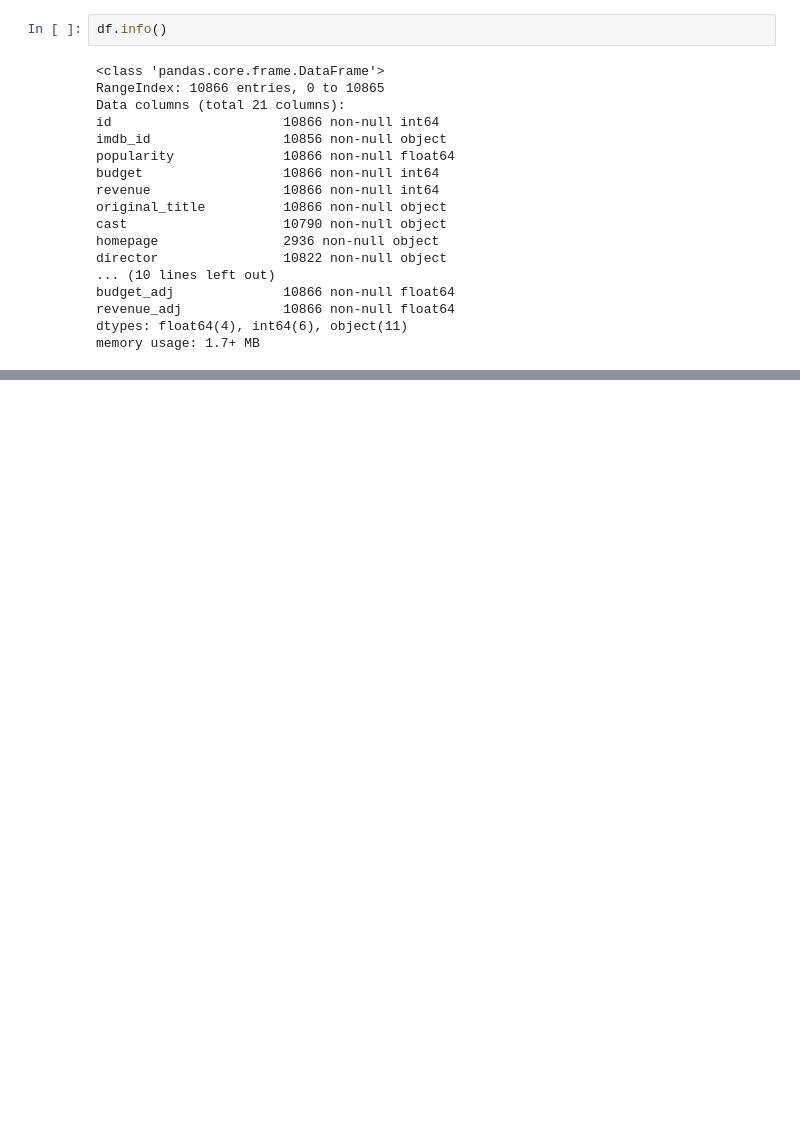
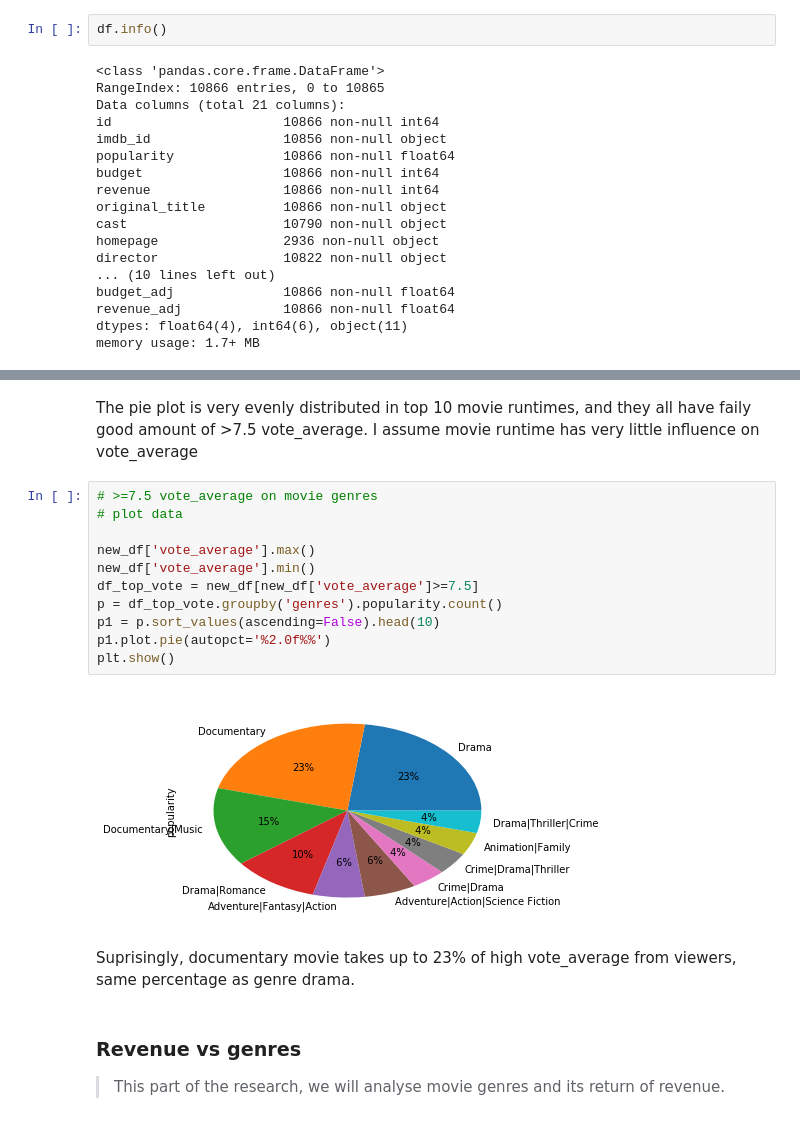
Before and after one commit to Karen12H/TMDb-movie-analysis, a Jupyter notebook: TMDb Movie Data Analysis.ipynb, the cells around one changed output, grey strips where cells are left out. Drawn from its saved outputs; the diff is of its cells as text; blank space fills up the shorter version.

```diff
--- a/TMDb Movie Data Analysis.ipynb
+++ b/TMDb Movie Data Analysis.ipynb
@@ -269,0 +281,21 @@ nan
+# %% [markdown]
+The pie plot is very evenly distributed in top 10 movie runtimes, and they all have faily good amount of >7.5 vote_average. I assume movie runtime has very little influence on vote_average
+# %%
+# >=7.5 vote_average on movie genres
+# plot data
+
+new_df['vote_average'].max()
+new_df['vote_average'].min()
+df_top_vote = new_df[new_df['vote_average']>=7.5]
+p = df_top_vote.groupby('genres').popularity.count()
+p1 = p.sort_values(ascending=False).head(10)
+p1.plot.pie(autopct='%2.0f%%')
+plt.show()
+# %% [output]
+[figure, added]
+# %% [markdown]
+Suprisingly, documentary movie takes up to 23% of high vote_average from viewers, same percentage as genre drama.
+# %% [markdown]
+### Revenue vs genres
+
+> This part of the research, we will analyse movie genres and its return of revenue.
```
Also changed, not shown: parts of 56 cells of this notebook, 1 other file.
